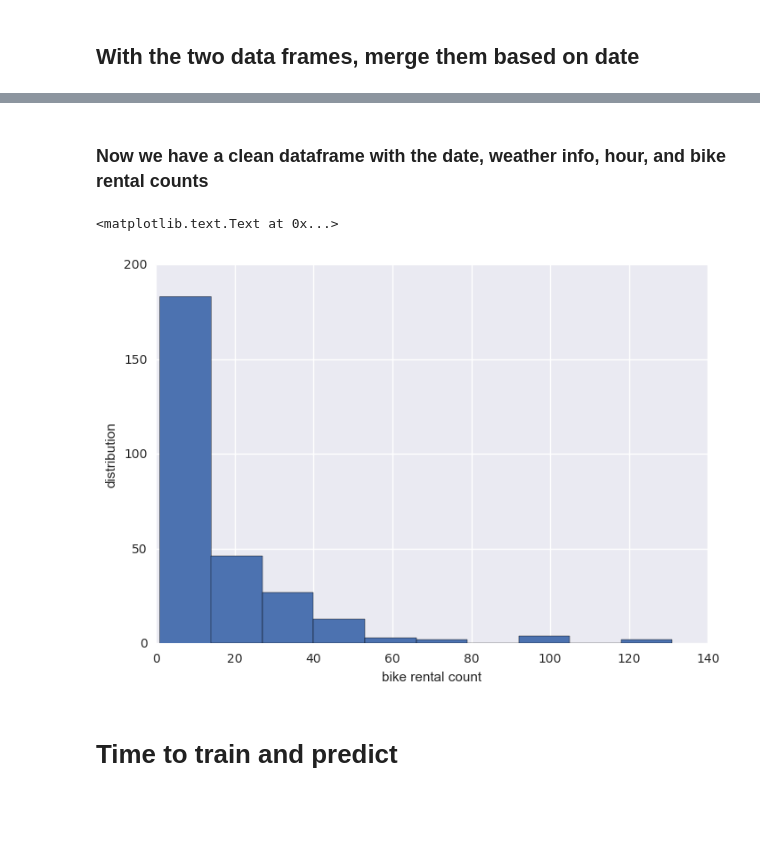
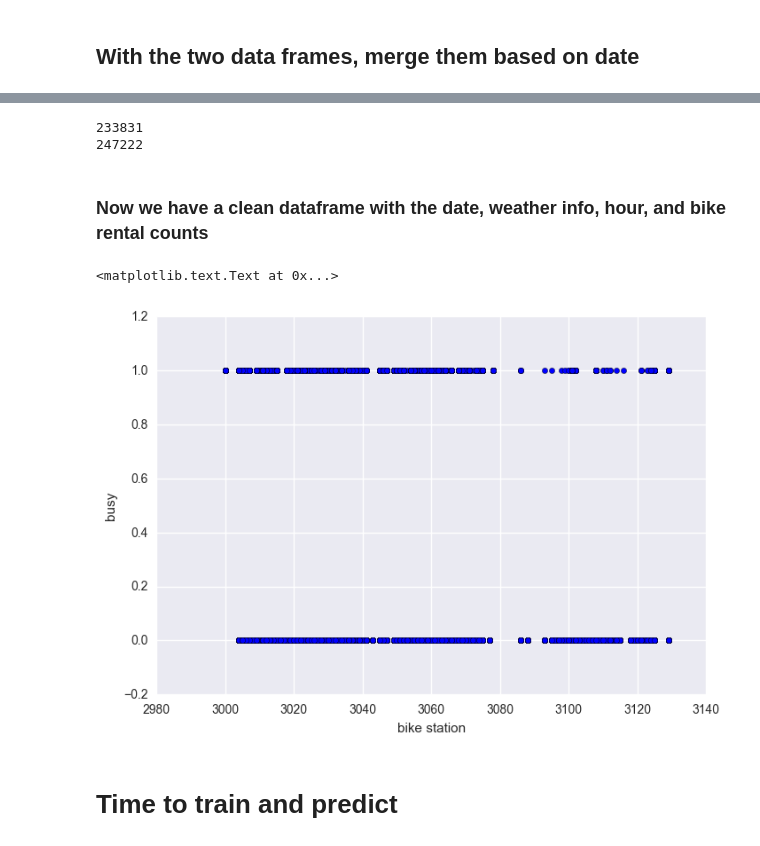
Before and after one commit to hyunhw/Practice-and-notes, a Jupyter notebook: Machine-learning/Decision Trees/Predicting Bike Rental.ipynb, the cells around one changed output, grey strips where cells are left out. Cells and saved outputs as stored; diff of their text form; code cells hidden in the pictures; blank space fills up the shorter version.

```diff
--- a/Machine-learning/Decision Trees/Predicting Bike Rental.ipynb
+++ b/Machine-learning/Decision Trees/Predicting Bike Rental.ipynb
@@ -7,7 +7,14 @@ import matplotlib.pyplot as plt
 %matplotlib inline
 # %%
 rentals1 = pd.read_csv('Indego_Trips_2015Q4.csv')
+#print(rentals1.head(5))
 rentals2 = pd.read_csv('Indego_Trips_2016Q1.csv')
+#print(rentals2.head(5))
 rentals3 = pd.read_csv('Indego_Trips_2016Q2.csv')
+#print(rentals3.head(5))
 
+rentals1['start_time'] = rentals1['start_time'].str.replace(r'\d+\s', '2015 ')
+rentals1['end_time'] = rentals1['end_time'].str.replace(r'\d+\s', '2015 ')
+print(rentals1.head(5))
 rentals = rentals1.append(rentals2).append(rentals3)
+rentals.tail(5)
@@ -71,0 +176,3 @@ rentals_total.head(5)
+# %%
+final_stat=pd.merge(start_hour_stat,station_info, how='left',on='station')
+final_stat.tail(20)
@@ -94,16 +219,13 @@ Index(['EDT', 'Max TemperatureF', 'Mean TemperatureF', 'Min TemperatureF',
 # %% [markdown]
 ## With the two data frames, merge them based on date
 # %%
-# Make a new data frame containing the bike rental date, hour, and station id
-rentals_day = rentals_total[['date','start_hour','count']]
-# rename appropriately. need one common column name to merge
-rentals_day.columns = ['date','hour','count']
-
 # do the same for the weather
-weather_day = weather[['EDT','Mean TemperatureF',' Mean Humidity',' Mean Wind SpeedMPH']]
-weather_day.columns = ['date','mean temp','mean hum','mean wind']
+weather_day = weather[['EDT','Mean TemperatureF',' Mean Humidity',' Mean Wind SpeedMPH','MeanDew PointF',\
+                       ' Mean Sea Level PressureIn',' Mean VisibilityMiles']]
+weather_day.columns = ['date','mean temp','mean hum','mean wind','mean dew','mean pressure',\
+                      'mean visib']
 
 # merge based on date
-weather_rental = pd.merge(weather_day, rentals_day, on='date')
-weather_rental.head(5)
+weather_rental = pd.merge(final_stat, weather_day, how='left', on='date')
+weather_rental.tail(20)
 # %% [output]
@@ -115,0 +254,10 @@ weather_rental.head(5)
+# %%
+def is_busy(row):
+    #if bikes parked at that station at that hour is greater, we know station is mostly full (so not busy)
+    if (row['start_count']+row['end_count'])/row['total_docks'] < 0.5:
+        return 0
+    else:
+        return 1
+
+weather_rental['is_busy'] = weather_rental.apply(is_busy, axis=1)
+weather_rental.head(5)
@@ -116,13 +271,19 @@ weather_rental.head(5)
+# %%
+print(len(weather_rental[weather_rental['is_busy'] == 0]))
+print(weather_rental.shape[0])
+# %% [output]
+233831
+247222
 # %% [markdown]
 ### Now we have a clean dataframe with the date, weather info, hour, and bike rental counts
 # %%
 import seaborn as sns
-sns.plt.hist(weather_rental['count'].value_counts())
-plt.xlabel('bike rental count')
-plt.ylabel('distribution')
+sns.plt.scatter(weather_rental['station'],weather_rental['is_busy'])
+plt.xlabel('bike station')
+plt.ylabel('busy')
 # %% [output]
 <matplotlib.text.Text at 0x...>
-[figure, old version]
+[figure, new version]
 # %% [markdown]
 # Time to train and predict
 # %%
```
Also changed, not shown: parts of 14 cells of this notebook, 1 other file.
